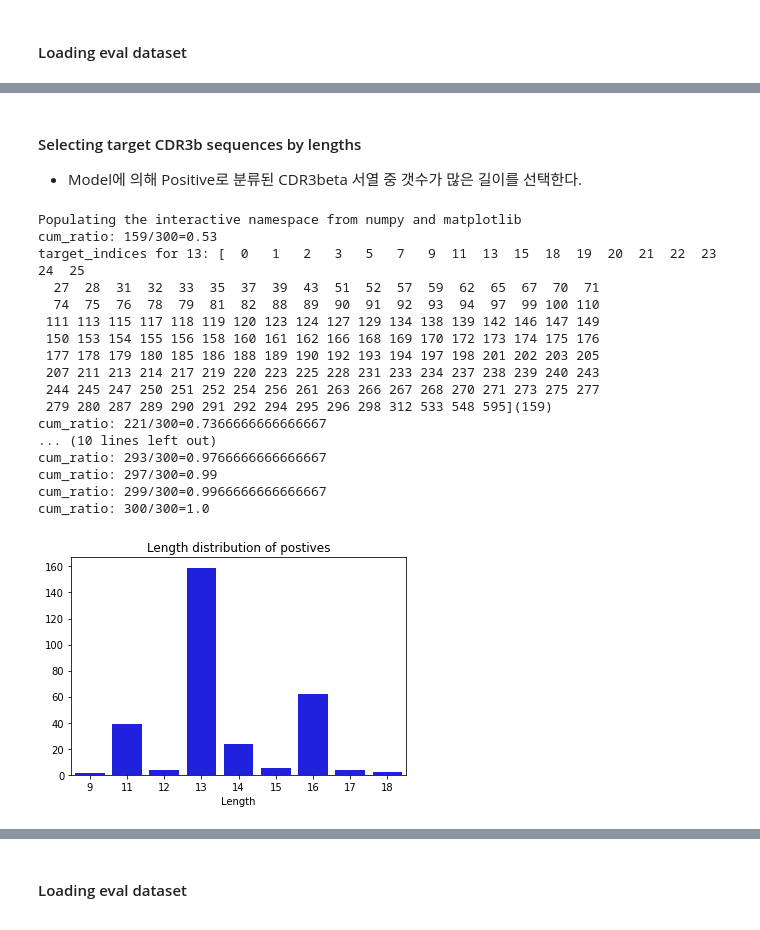
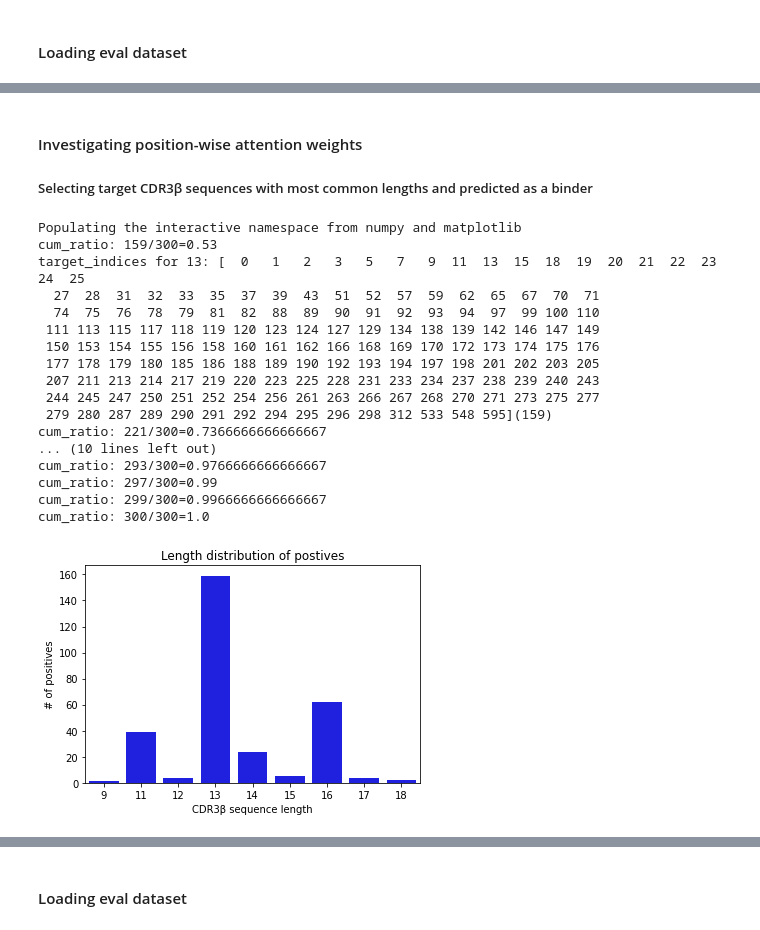
Before and after one commit to luseedbio/TCRBert, a Jupyter notebook: notebook/experiment.ipynb, the cells around one changed output, grey strips where cells are left out. Saved outputs shown, nothing was run; the diff lists cells and outputs as text; code cells hidden in the pictures.

```diff
--- a/notebook/exp1.ipynb
+++ b/notebook/experiment.ipynb
@@ -414,7 +395,7 @@ score_map: OrderedDict([('accuracy', 0.9459016393442623), ('f1', 0.9454545454545
-# %% [markdown]
-#### Selecting target CDR3b sequences by lengths
-
-- Model에 의해 Positive로 분류된 CDR3beta 서열 중 갯수가 많은 길이를 선택한다.
+# %% [markdown]
+#### Investigating position-wise attention weights
+
+##### Selecting target CDR3β sequences with most common lengths and predicted as a binder
 # %%
 %pylab inline
 
@@ -434,36 +415,37 @@ lens = np.array(lens)
 cnts = np.array(cnts)
 ax = sns.barplot(x=lens, y=cnts, color='blue')
 ax.set_title('Length distribution of postives')
-ax.set_xlabel('Length')
+ax.set_xlabel('CDR3β sequence length')
+ax.set_ylabel('# of positives')
 
 # Select target indices by cdr3b sequence lenghts
 target_index_map = OrderedDict()
 order = np.argsort(cnts)[::-1]
 cum_cnt = 0
 for cur_len, cur_cnt in zip(lens[order], cnts[order]):
     cum_cnt += cur_cnt
     cum_ratio = cum_cnt/pos_indices.shape[0]
     print('cum_ratio: %s/%s=%s' % (cum_cnt, pos_indices.shape[0], cum_ratio))
     if cum_ratio < 0.9:
         target_indices = np.where((output_labels == 1) & (sh_df[CN.cdr3b].map(lambda x: len(x) == cur_len)))[0]
         print('target_indices for %s: %s(%s)' % (cur_len, target_indices, target_indices.shape[0]))
         target_index_map[cur_len] = target_indices
 # %% [output]
 Populating the interactive namespace from numpy and matplotlib
 cum_ratio: 159/300=0.53
 target_indices for 13: [  0   1   2   3   5   7   9  11  13  15  18  19  20  21  22  23  24  25
   27  28  31  32  33  35  37  39  43  51  52  57  59  62  65  67  70  71
   74  75  76  78  79  81  82  88  89  90  91  92  93  94  97  99 100 110
  111 113 115 117 118 119 120 123 124 127 129 134 138 139 142 146 147 149
  150 153 154 155 156 158 160 161 162 166 168 169 170 172 173 174 175 176
  177 178 179 180 185 186 188 189 190 192 193 194 197 198 201 202 203 205
  207 211 213 214 217 219 220 223 225 228 231 233 234 237 238 239 240 243
  244 245 247 250 251 252 254 256 261 263 266 267 268 270 271 273 275 277
  279 280 287 289 290 291 292 294 295 296 298 312 533 548 595](159)
 cum_ratio: 221/300=0.7366666666666667
 ... (10 lines left out)
 cum_ratio: 293/300=0.9766666666666667
 cum_ratio: 297/300=0.99
 cum_ratio: 299/300=0.9966666666666667
 cum_ratio: 300/300=1.0
-[figure, old version]
+[figure, new version]
```
Also changed, not shown: parts of 42 cells of this notebook, 7 other files.
